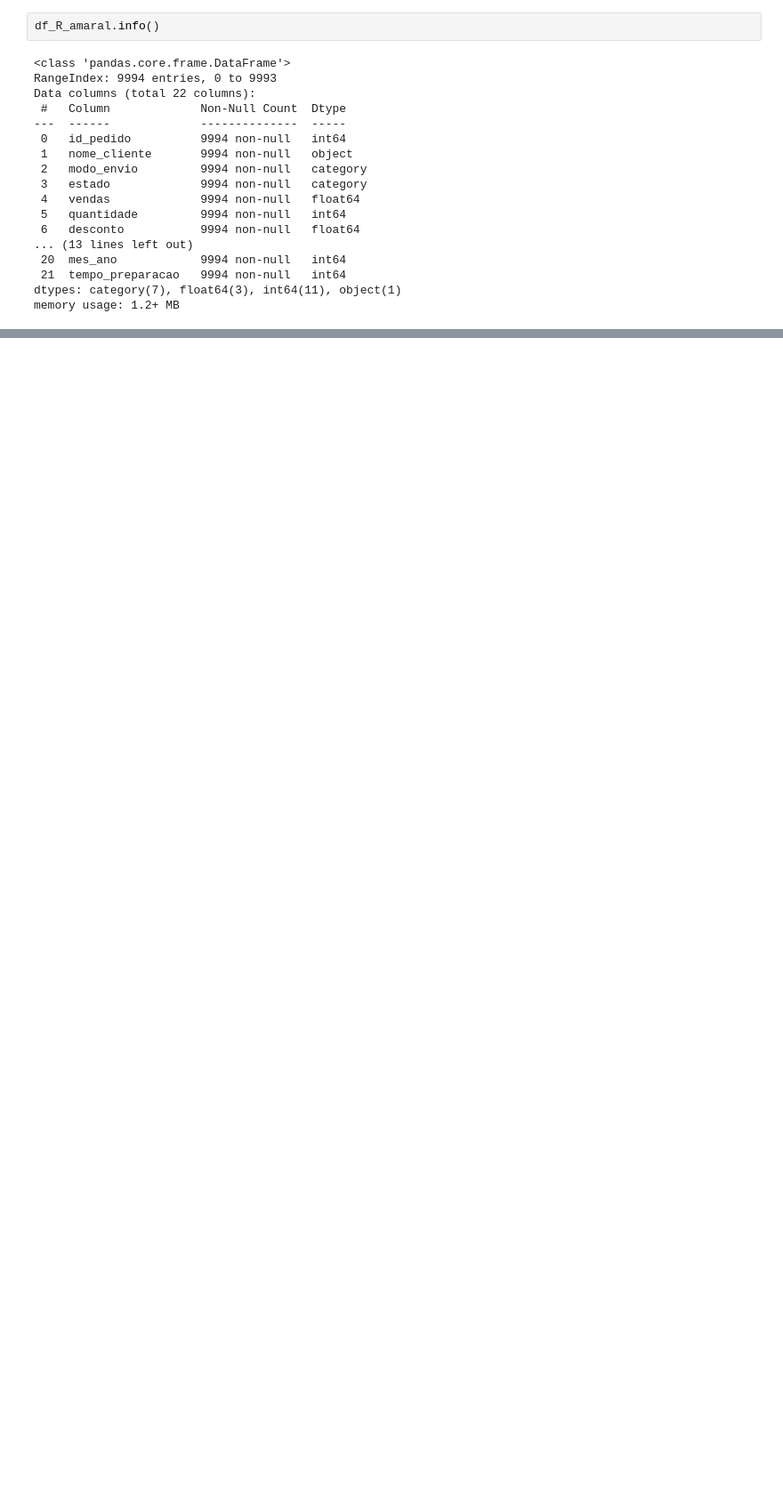
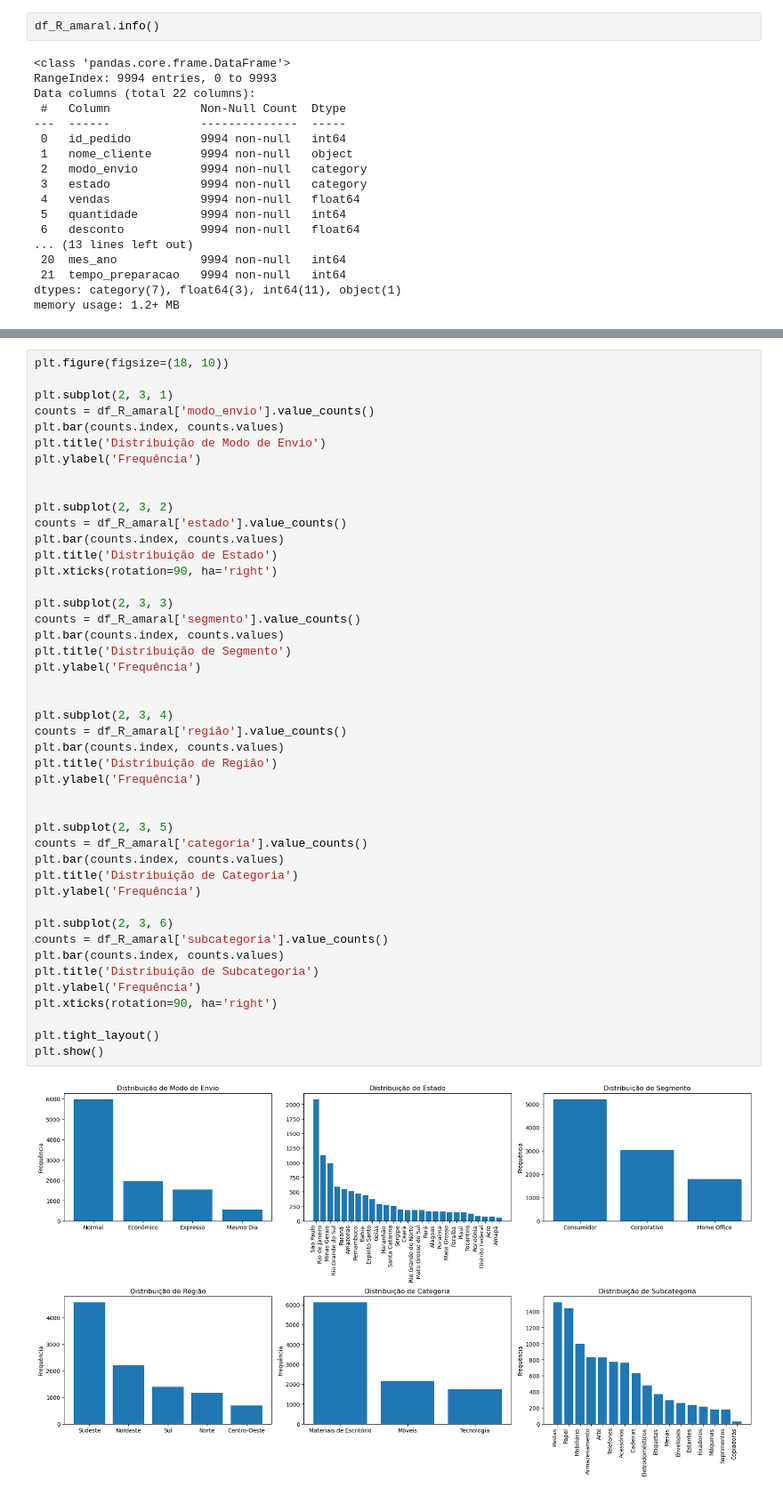
Before and after one commit to PedroMRegis/analise-dados_ijr, a Jupyter notebook: analise_R-Amaral-Office/analise-de-dados.ipynb, the cells around one changed output, grey strips where cells are left out. Shown at 89% size. Saved outputs shown, nothing was run; the diff lists cells and outputs as text; blank space fills up the shorter version.

```diff
--- a/analise_R-Amaral-Office/analise-de-dados.ipynb
+++ b/analise_R-Amaral-Office/analise-de-dados.ipynb
@@ -201,0 +332,47 @@ Name: tempo_preparacao, dtype: float64
+# %%
+plt.figure(figsize=(18, 10))
+
+plt.subplot(2, 3, 1)
+counts = df_R_amaral['modo_envio'].value_counts()
+plt.bar(counts.index, counts.values)
+plt.title('Distribuição de Modo de Envio')
+plt.ylabel('Frequência')
+
+
+plt.subplot(2, 3, 2)
+counts = df_R_amaral['estado'].value_counts()
+plt.bar(counts.index, counts.values)
+plt.title('Distribuição de Estado')
+plt.xticks(rotation=90, ha='right')
+
+plt.subplot(2, 3, 3)
+counts = df_R_amaral['segmento'].value_counts()
+plt.bar(counts.index, counts.values)
+plt.title('Distribuição de Segmento')
+plt.ylabel('Frequência')
+
+
+plt.subplot(2, 3, 4)
+counts = df_R_amaral['região'].value_counts()
+plt.bar(counts.index, counts.values)
+plt.title('Distribuição de Região')
+plt.ylabel('Frequência')
+
+
+plt.subplot(2, 3, 5)
+counts = df_R_amaral['categoria'].value_counts()
+plt.bar(counts.index, counts.values)
+plt.title('Distribuição de Categoria')
+plt.ylabel('Frequência')
+
+plt.subplot(2, 3, 6)
+counts = df_R_amaral['subcategoria'].value_counts()
+plt.bar(counts.index, counts.values)
+plt.title('Distribuição de Subcategoria')
+plt.ylabel('Frequência')
+plt.xticks(rotation=90, ha='right')
+
+plt.tight_layout()
+plt.show()
+# %% [output]
+[figure, added]
```
Also changed, not shown: parts of 29 cells of this notebook.
